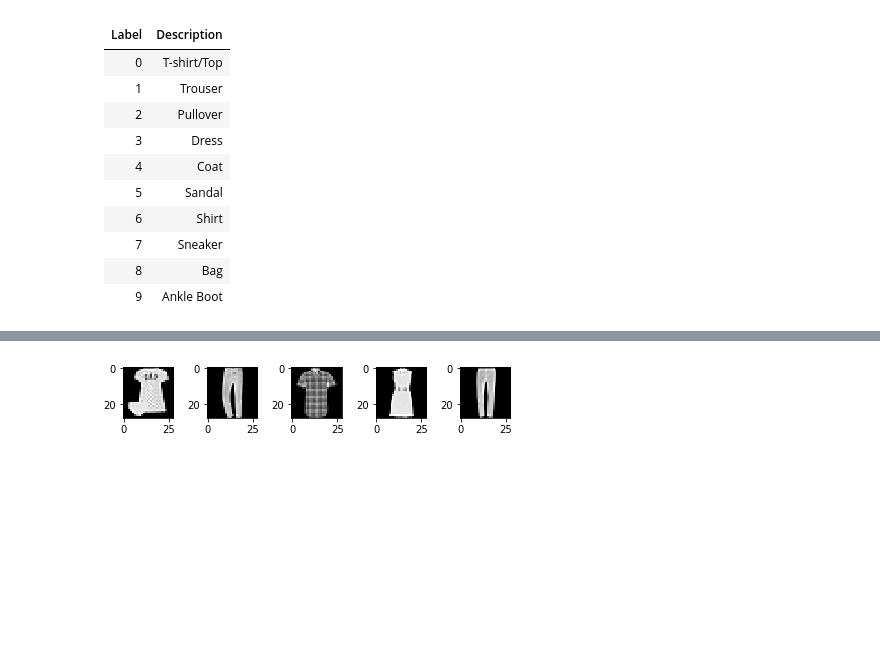
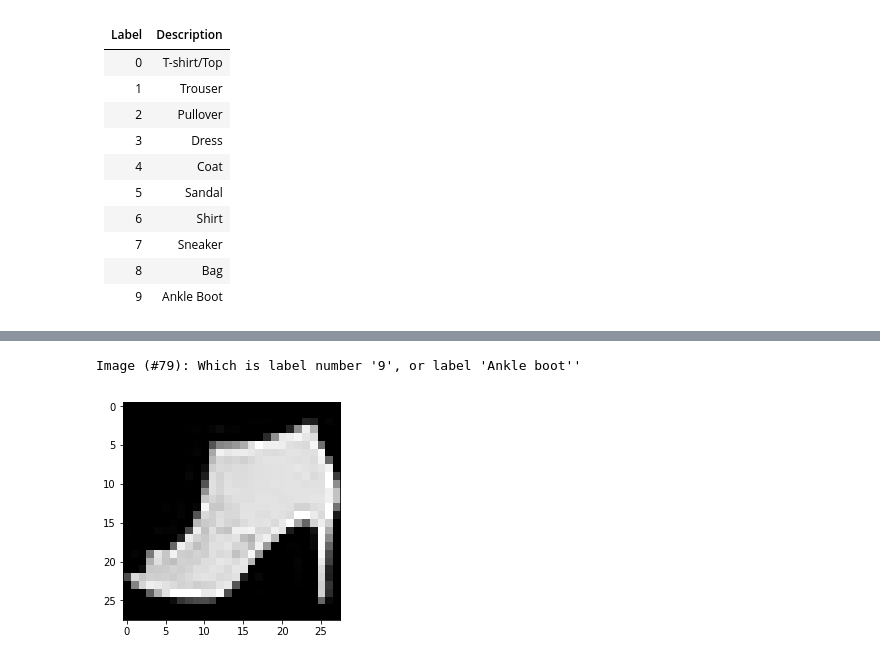
Before and after one commit to hgdangkhoi/Image-Classification-with-Fashion-MNIST-and-CIFAR-10, a Jupyter notebook: Image Classification with Fashion-MNIST and CIFAR-10.ipynb, the cells around one changed output, grey strips where cells are left out. Cells and saved outputs as stored; diff of their text form; code cells hidden in the pictures; blank space fills up the shorter version.

Commit message:
Add visualization for cifar and fashion

```diff
--- a/Image Classification with Fashion-MNIST and CIFAR-10.ipynb
+++ b/Image Classification with Fashion-MNIST and CIFAR-10.ipynb
@@ -148,10 +149,10 @@ Shape of y_test: (10000,)
-# %%
-fig, axes = plt.subplots(nrows=1, ncols=5)
-
-i=70
-for ax in axes:
-    ax.imshow(x_train[i], cmap ='gist_gray')
-    i +=1
-fig.tight_layout()
-# %% [output]
-[figure, removed]
+# %%
+labelNames = ["T-shirt/top", "Trouser", "Pullover", "Dress", "Coat", "Sandal", "Shirt", "Sneaker", "Bag", "Ankle boot"]
+sample = 79
+digit = x_train[sample]
+
+plt.imshow(digit, cmap='gray')
+print("Image (#{}): Which is label number '{}', or label '{}''".format(sample,y_train[sample], labelNames[y_train[sample]]))
+# %% [output]
+Image (#79): Which is label number '9', or label 'Ankle boot''
+[figure, added]
```
Also changed, not shown: parts of 20 cells of this notebook.
